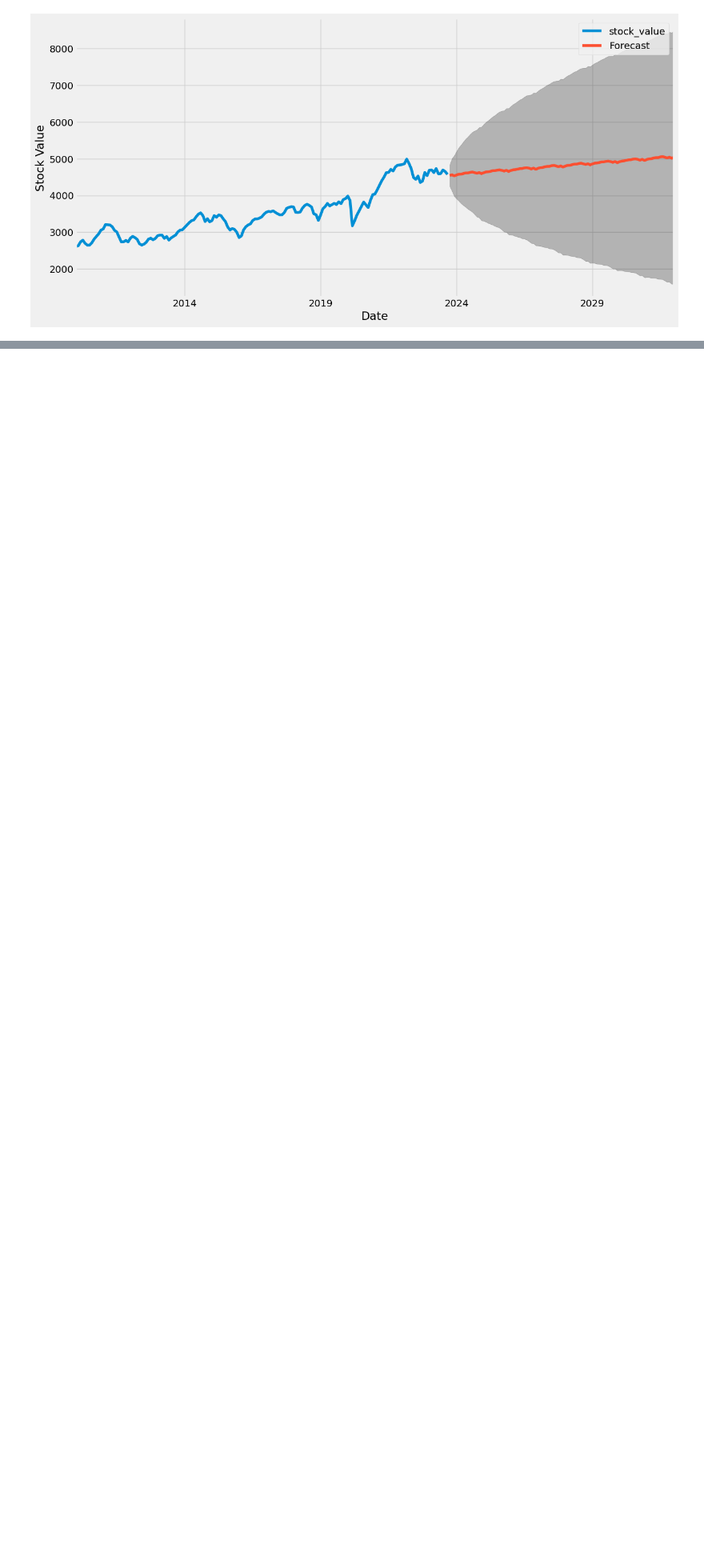
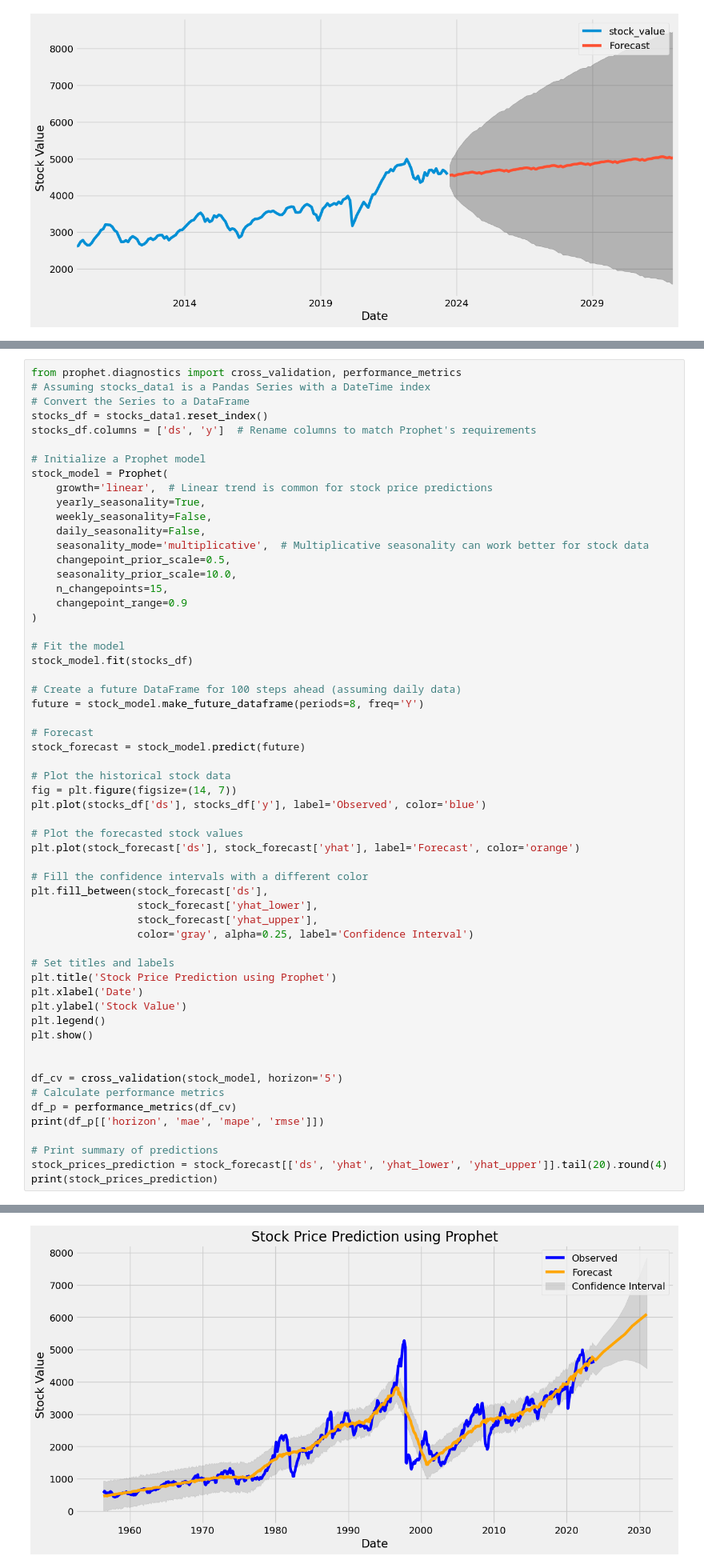
Before and after one commit to whoisusmanali/Digital-Transformation-in-Banking-Industry, a Jupyter notebook: Analysis and Models/Time Series Analysis.ipynb, the cells around one changed output, grey strips where cells are left out. Shown at 80% size. Cells and saved outputs as stored; diff of their text form; blank space fills up the shorter version.

```diff
--- a/Analysis and Models/Time Series Analysis.ipynb
+++ b/Analysis and Models/Time Series Analysis.ipynb
@@ -383,0 +372,59 @@ stocks_data1
+# %%
+from prophet.diagnostics import cross_validation, performance_metrics
+# Assuming stocks_data1 is a Pandas Series with a DateTime index
+# Convert the Series to a DataFrame
+stocks_df = stocks_data1.reset_index()
+stocks_df.columns = ['ds', 'y']  # Rename columns to match Prophet's requirements
+
+# Initialize a Prophet model
+stock_model = Prophet(
+    growth='linear',  # Linear trend is common for stock price predictions
+    yearly_seasonality=True,
+    weekly_seasonality=False,
+    daily_seasonality=False,
+    seasonality_mode='multiplicative',  # Multiplicative seasonality can work better for stock data
+    changepoint_prior_scale=0.5,
+    seasonality_prior_scale=10.0,
+    n_changepoints=15,
+    changepoint_range=0.9
+)
+
+# Fit the model
+stock_model.fit(stocks_df)
+
+# Create a future DataFrame for 100 steps ahead (assuming daily data)
+future = stock_model.make_future_dataframe(periods=8, freq='Y')
+
+# Forecast
+stock_forecast = stock_model.predict(future)
+
+# Plot the historical stock data
+fig = plt.figure(figsize=(14, 7))
+plt.plot(stocks_df['ds'], stocks_df['y'], label='Observed', color='blue')
+
+# Plot the forecasted stock values
+plt.plot(stock_forecast['ds'], stock_forecast['yhat'], label='Forecast', color='orange')
+
+# Fill the confidence intervals with a different color
+plt.fill_between(stock_forecast['ds'],
+                 stock_forecast['yhat_lower'],
+                 stock_forecast['yhat_upper'],
+                 color='gray', alpha=0.25, label='Confidence Interval')
+
+# Set titles and labels
+plt.title('Stock Price Prediction using Prophet')
+plt.xlabel('Date')
+plt.ylabel('Stock Value')
+plt.legend()
+plt.show()
+
+
+df_cv = cross_validation(stock_model, horizon='5')
+# Calculate performance metrics
+df_p = performance_metrics(df_cv)
+print(df_p[['horizon', 'mae', 'mape', 'rmse']])
+
+# Print summary of predictions
+stock_prices_prediction = stock_forecast[['ds', 'yhat', 'yhat_lower', 'yhat_upper']].tail(20).round(4)
+print(stock_prices_prediction)
+# %% [output]
@@ -383,0 +433 @@ stocks_data1
+[figure, added]
```
Also changed, not shown: parts of 21 cells of this notebook.
